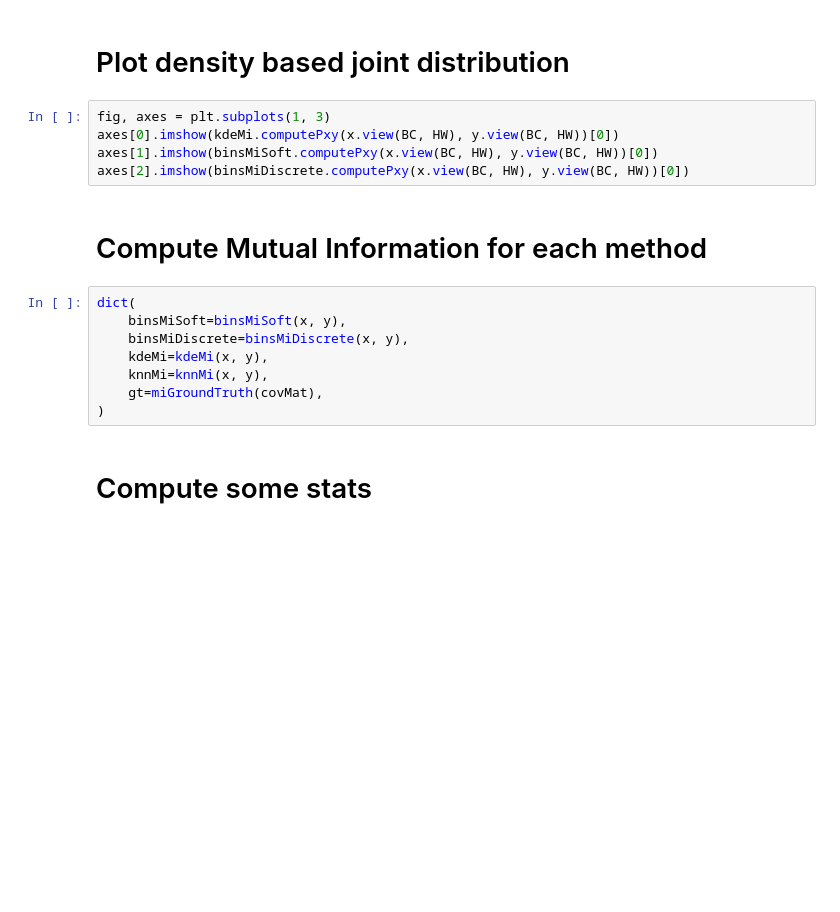
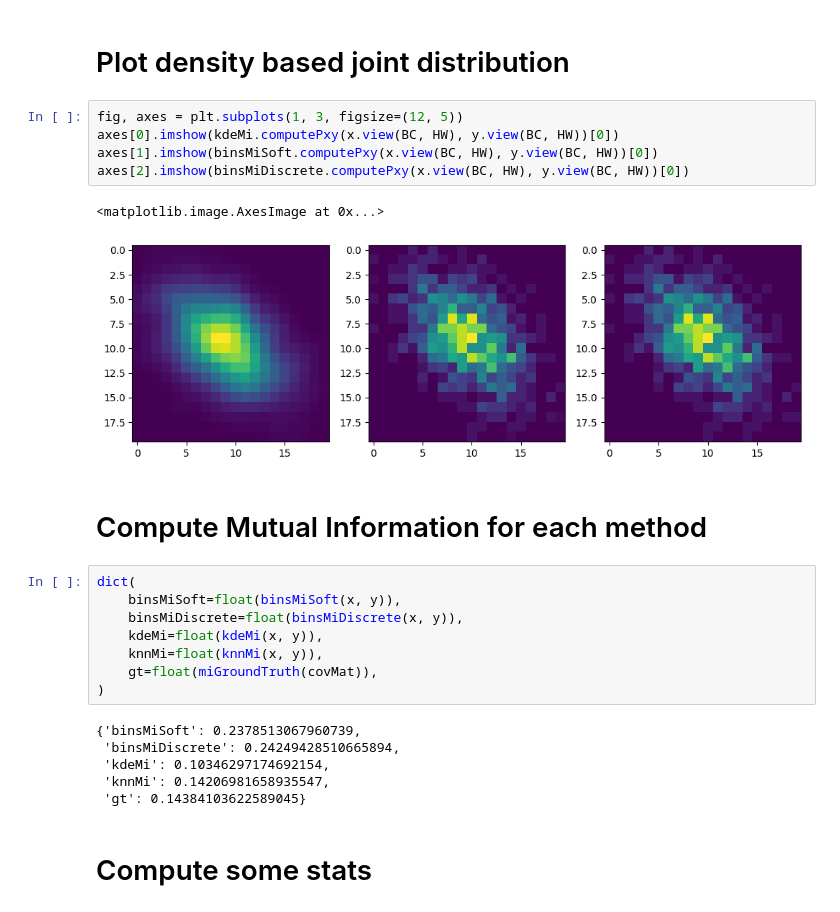
Before and after one commit to Simon-Bertrand/MutualInformation-PyTorch, a Jupyter notebook: README.ipynb, the cells around one changed output. Saved outputs shown, nothing was run; the diff lists cells and outputs as text; blank space fills up the shorter version.

```diff
--- a/README.ipynb
+++ b/README.ipynb
@@ -84,20 +100,29 @@ BC, HW = x.size(0) * x.size(1), x.size(2) * x.size(3)
 # %% [markdown]
 # Plot density based joint distribution
 # %%
-fig, axes = plt.subplots(1, 3)
+fig, axes = plt.subplots(1, 3, figsize=(12, 5))
 axes[0].imshow(kdeMi.computePxy(x.view(BC, HW), y.view(BC, HW))[0])
 axes[1].imshow(binsMiSoft.computePxy(x.view(BC, HW), y.view(BC, HW))[0])
 axes[2].imshow(binsMiDiscrete.computePxy(x.view(BC, HW), y.view(BC, HW))[0])
+# %% [output]
+<matplotlib.image.AxesImage at 0x...>
+[figure, added]
 # %% [markdown]
 # Compute Mutual Information for each method
 # %%
 dict(
-    binsMiSoft=binsMiSoft(x, y),
-    binsMiDiscrete=binsMiDiscrete(x, y),
-    kdeMi=kdeMi(x, y),
-    knnMi=knnMi(x, y),
-    gt=miGroundTruth(covMat),
+    binsMiSoft=float(binsMiSoft(x, y)),
+    binsMiDiscrete=float(binsMiDiscrete(x, y)),
+    kdeMi=float(kdeMi(x, y)),
+    knnMi=float(knnMi(x, y)),
+    gt=float(miGroundTruth(covMat)),
 )
+# %% [output]
+{'binsMiSoft': 0.2378513067960739,
+ 'binsMiDiscrete': 0.24249428510665894,
+ 'kdeMi': 0.10346297174692154,
+ 'knnMi': 0.14206981658935547,
+ 'gt': 0.14384103622589045}
 # %% [markdown]
 # Compute some stats
 # %%
```
Also changed, not shown: parts of 11 cells of this notebook, 5 other files.
